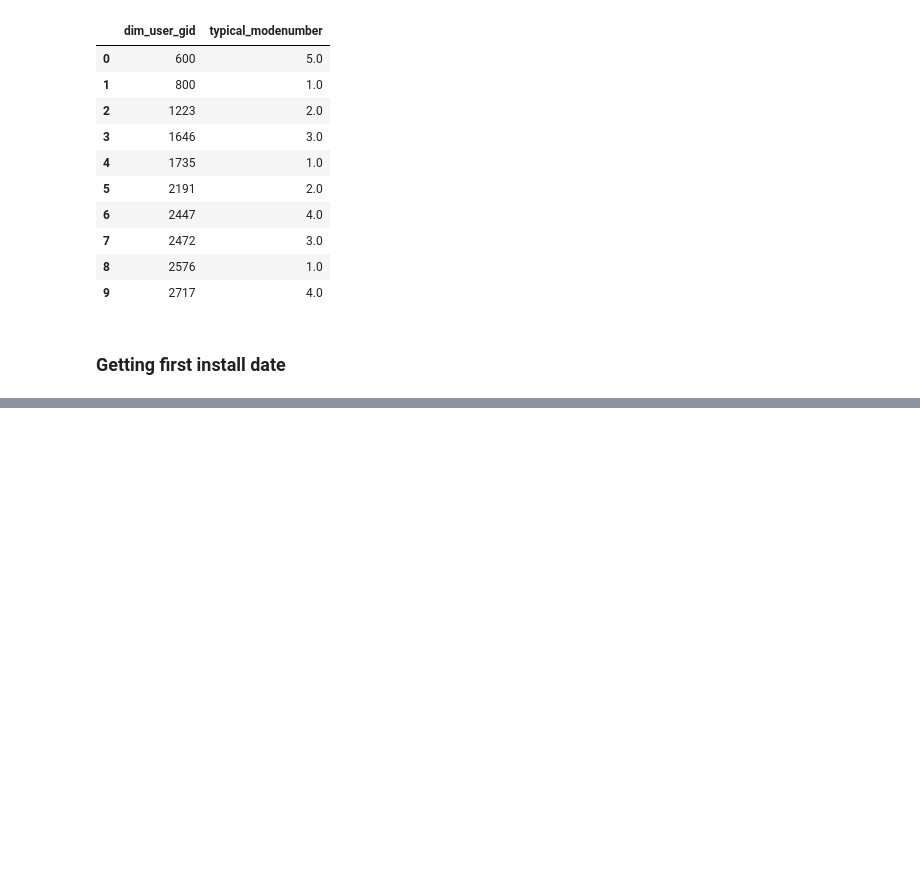
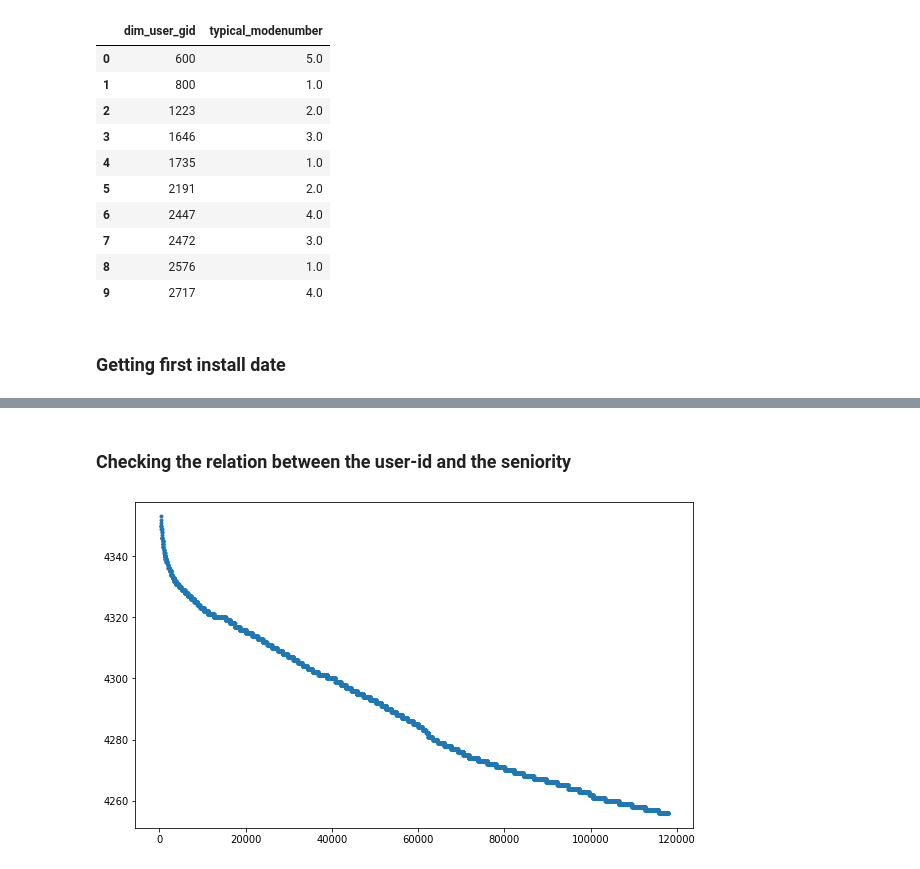
Before and after one commit to AlexanderLoebel/Homogeneity, a Jupyter notebook: Getting Data.ipynb, the cells around one changed output, grey strips where cells are left out. Drawn from its saved outputs; the diff is of its cells as text; code cells hidden in the pictures; blank space fills up the shorter version.

Commit message:
added weighted homogeneity in Clustering notebook, and adding Seniority from vertica data in Getting Data

```diff
--- a/Getting Data.ipynb
+++ b/Getting Data.ipynb
@@ -306,0 +340,22 @@ data_install_date.head(10)
+# %%
+# Dropping the rows with NaN:
+data_install_date.dropna(inplace = True)
+# %%
+# Calculating the seniority of the users in the data, with the date_train_end being the limit day for the seniority:
+
+seniority = []
+user_ID = []
+date_train_end_int = date(*[int(k) for k in date_train_end_format_full.split("-")])
+
+count = 0
+for index, row in data_install_date.iterrows():
+    if count%100000 == 0:
+        print(count)
+    if date_train_end_int > row["First_Install_ts"].date():
+        delta = date_train_end_int - row["First_Install_ts"].date()
+        seniority.append(delta.days)
+        user_ID.append(row["UserId"])
+    else:
+        print("\nDate {} is after train end\n".format(row["First_Install_ts"].date()))
+
+    count += 1
@@ -306,0 +399,8 @@ data_install_date.head(10)
+# %% [markdown]
+### Checking the relation between the user-id and the seniority
+# %%
+plt.figure(figsize = (10, 6))
+plt.plot(user_ID[:5000], seniority[:5000], '.')
+plt.show()
+# %% [output]
+[figure, added]
```
Also changed, not shown: parts of 18 cells of this notebook.
